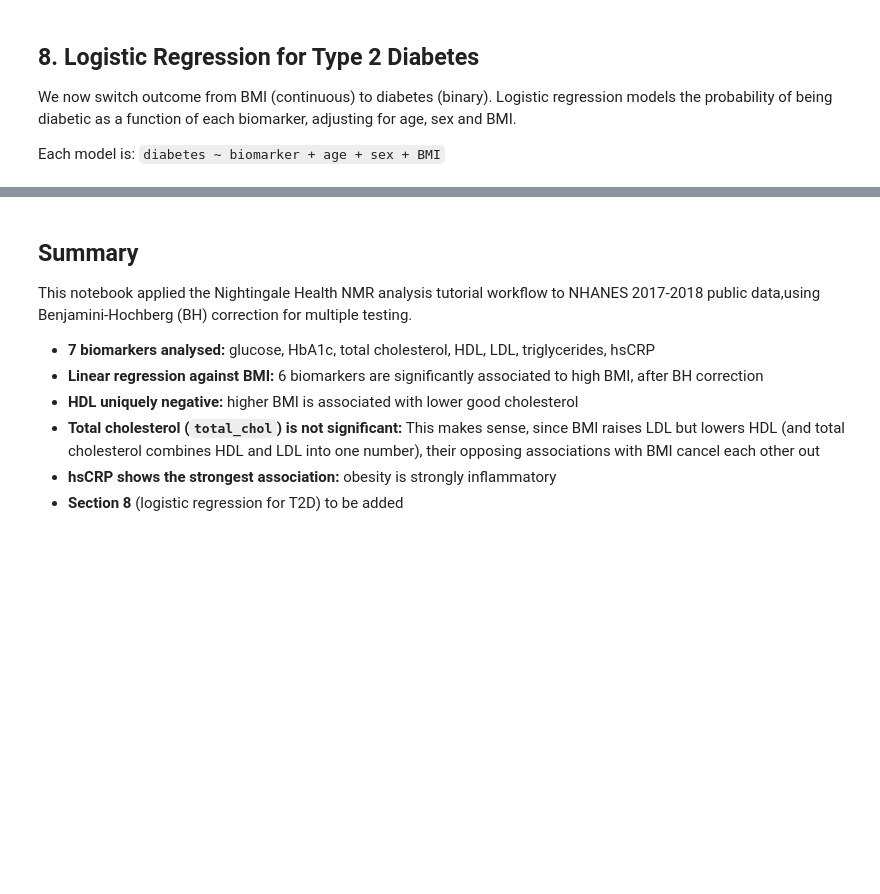
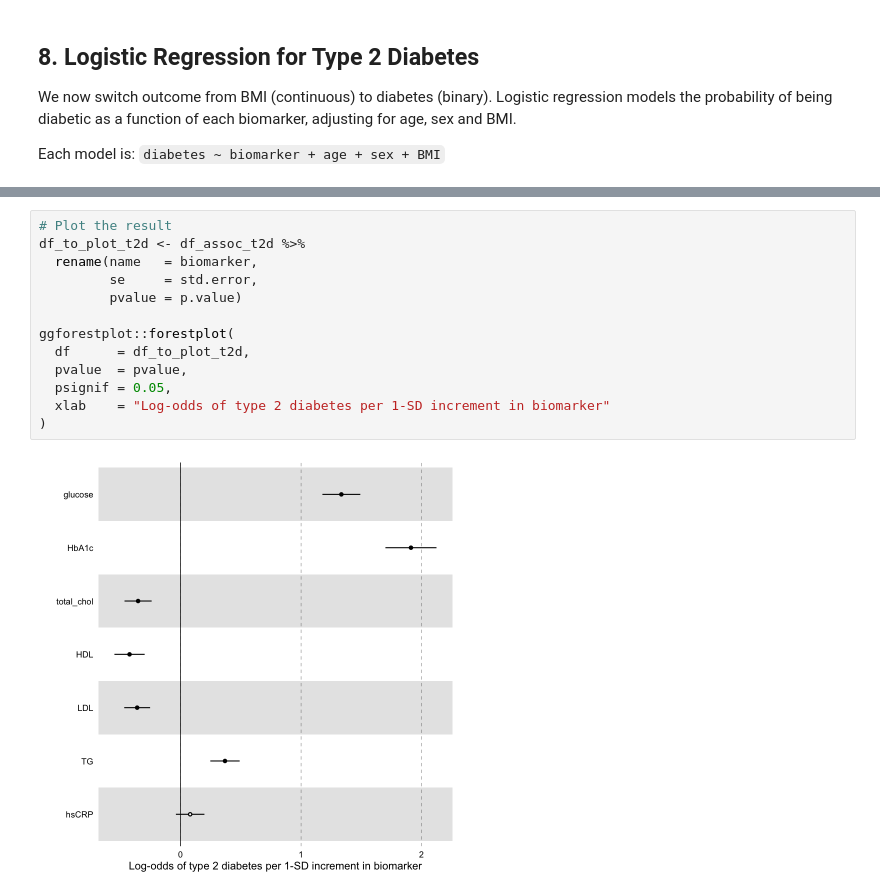
Before and after one commit to estaniporta/metabolomics_nightingale, a Jupyter notebook: analysis.ipynb, the cells around one changed output, grey strips where cells are left out. Cells and saved outputs as stored; diff of their text form; blank space fills up the shorter version.

```diff
--- a/analysis.ipynb
+++ b/analysis.ipynb
@@ -335,10 +345,15 @@ A tibble: 7 × 4
-# %% [markdown]
-## Summary
-This notebook applied the Nightingale Health NMR analysis tutorial workflow to NHANES 2017-2018 public data,using Benjamini-Hochberg (BH) correction for multiple testing.
-
-- **7 biomarkers analysed:** glucose, HbA1c, total cholesterol, HDL, LDL, triglycerides, hsCRP
-- **Linear regression against BMI:** 6 biomarkers are significantly associated to high BMI, after BH correction
-- **HDL uniquely negative:** higher BMI is associated with lower good cholesterol
-- **Total cholesterol (`total_chol`) is not significant:** This makes sense, since BMI raises LDL but lowers HDL (and total cholesterol combines HDL and LDL into one number), their opposing associations with BMI cancel each other out
-- **hsCRP shows the strongest association:** obesity is strongly inflammatory
-- **Section 8** (logistic regression for T2D) to be added
+# %%
+# Plot the result
+df_to_plot_t2d <- df_assoc_t2d %>%
+  rename(name   = biomarker,
+         se     = std.error,
+         pvalue = p.value)
+
+ggforestplot::forestplot(
+  df      = df_to_plot_t2d,
+  pvalue  = pvalue,
+  psignif = 0.05,
+  xlab    = "Log-odds of type 2 diabetes per 1-SD increment in biomarker"
+)
+# %% [output]
+[figure, added]
```
Also changed, not shown: parts of 9 cells of this notebook.
